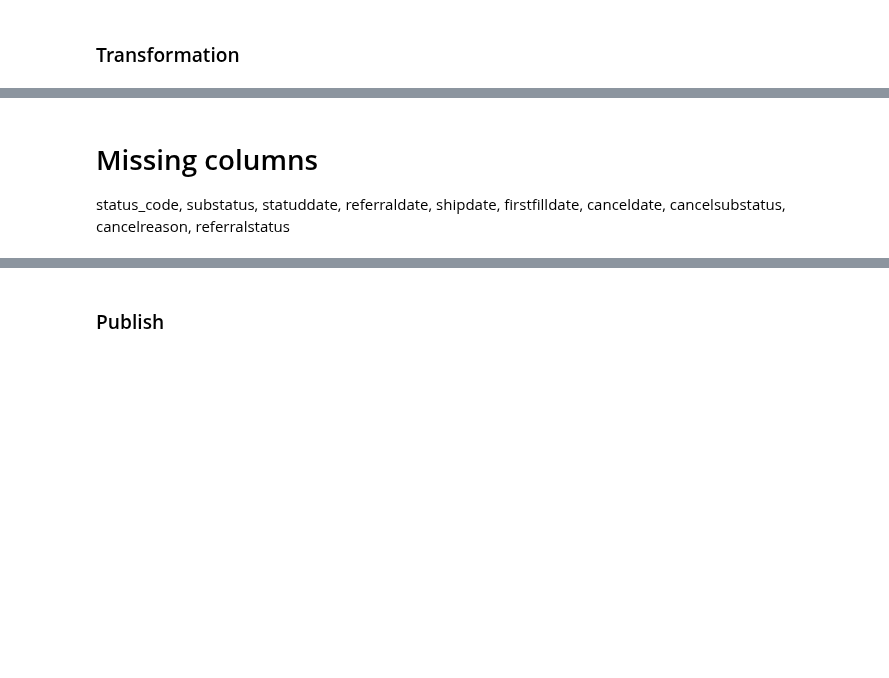
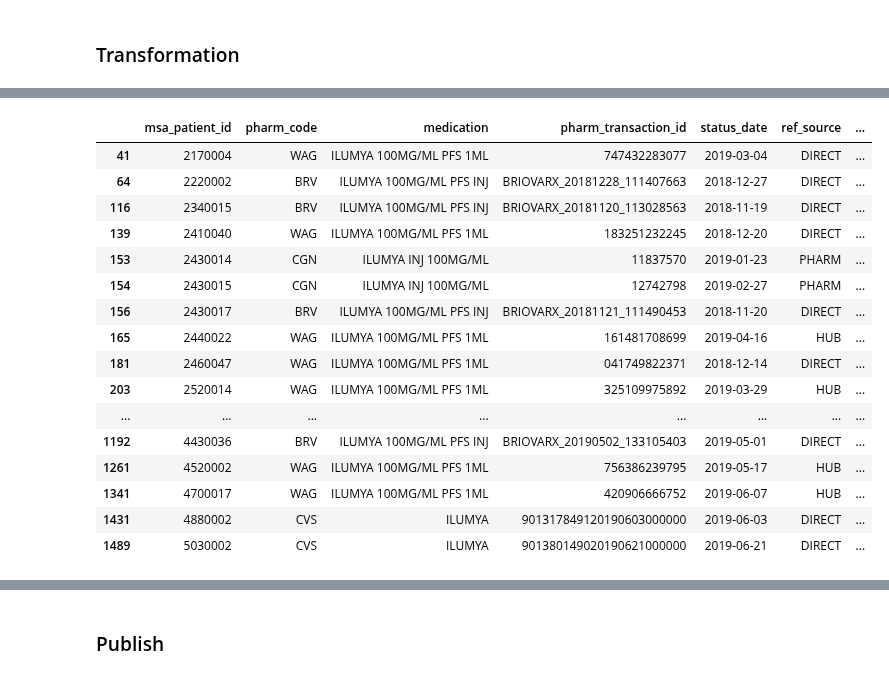
Before and after one commit to RyanAdalbert/s3parq, a Jupyter notebook: transforms/fill_rate_schema.ipynb, the cells around one changed output, grey strips where cells are left out. Saved outputs shown, nothing was run; the diff lists cells and outputs as text; code cells hidden in the pictures; blank space fills up the shorter version.

```diff
--- a/transforms/fill_rate_schema.ipynb
+++ b/transforms/fill_rate_schema.ipynb
@@ -291,6 +311,3 @@ df = df[['rec_date', 'pharm_code', 'pharm_npi', 'transtype', 'pharm_transaction_
 # %%
 ### Use the variables above to execute your transformation. the final output needs to be a variable named final_dataframe
 final_dataframe = transform.fill_rate_schema(df)
-# %% [markdown]
-# Missing columns
-status_code, substatus, statuddate, referraldate, shipdate, firstfilldate, canceldate, cancelsubstatus, cancelreason, referralstatus
@@ -296,0 +316,20 @@ status_code, substatus, statuddate, referraldate, shipdate, firstfilldate, cance
+# %%
+final_dataframe[final_dataframe.Patient_Journey_Hierarchy == 'TRANSFERRED']
+# %% [output]
+|  | msa_patient_id | pharm_code | medication | pharm_transaction_id | status_date | ref_source | ... |
+| 41 | 2170004 | WAG | ILUMYA 100MG/ML PFS 1ML | 747432283077 | 2019-03-04 | DIRECT | ... |
+| 64 | 2220002 | BRV | ILUMYA 100MG/ML PFS INJ | BRIOVARX_20181228_111407663 | 2018-12-27 | DIRECT | ... |
+| 116 | 2340015 | BRV | ILUMYA 100MG/ML PFS INJ | BRIOVARX_20181120_113028563 | 2018-11-19 | DIRECT | ... |
+| 139 | 2410040 | WAG | ILUMYA 100MG/ML PFS 1ML | 183251232245 | 2018-12-20 | DIRECT | ... |
+| 153 | 2430014 | CGN | ILUMYA INJ 100MG/ML | 11837570 | 2019-01-23 | PHARM | ... |
+| 154 | 2430015 | CGN | ILUMYA INJ 100MG/ML | 12742798 | 2019-02-27 | PHARM | ... |
+| 156 | 2430017 | BRV | ILUMYA 100MG/ML PFS INJ | BRIOVARX_20181121_111490453 | 2018-11-20 | DIRECT | ... |
+| 165 | 2440022 | WAG | ILUMYA 100MG/ML PFS 1ML | 161481708699 | 2019-04-16 | HUB | ... |
+| 181 | 2460047 | WAG | ILUMYA 100MG/ML PFS 1ML | 041749822371 | 2018-12-14 | DIRECT | ... |
+| 203 | 2520014 | WAG | ILUMYA 100MG/ML PFS 1ML | 325109975892 | 2019-03-29 | HUB | ... |
+| ... | ... | ... | ... | ... | ... | ... | ... |
+| 1192 | 4430036 | BRV | ILUMYA 100MG/ML PFS INJ | BRIOVARX_20190502_133105403 | 2019-05-01 | DIRECT | ... |
+| 1261 | 4520002 | WAG | ILUMYA 100MG/ML PFS 1ML | 756386239795 | 2019-05-17 | HUB | ... |
+| 1341 | 4700017 | WAG | ILUMYA 100MG/ML PFS 1ML | 420906666752 | 2019-06-07 | HUB | ... |
+| 1431 | 4880002 | CVS | ILUMYA | 901317849120190603000000 | 2019-06-03 | DIRECT | ... |
+| 1489 | 5030002 | CVS | ILUMYA | 901380149020190621000000 | 2019-06-21 | DIRECT | ... |
```
Also changed, not shown: parts of 11 cells of this notebook.
